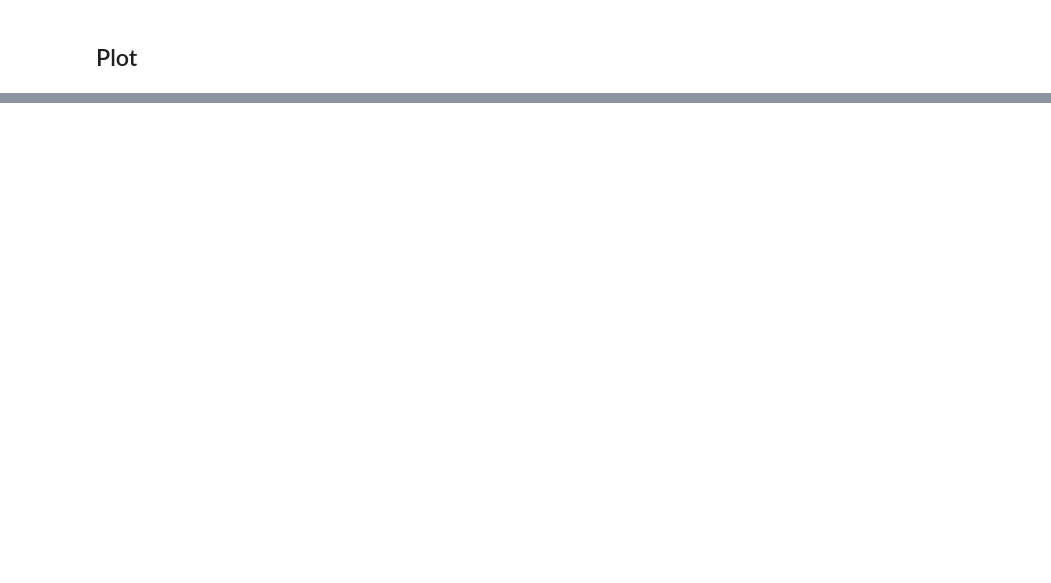
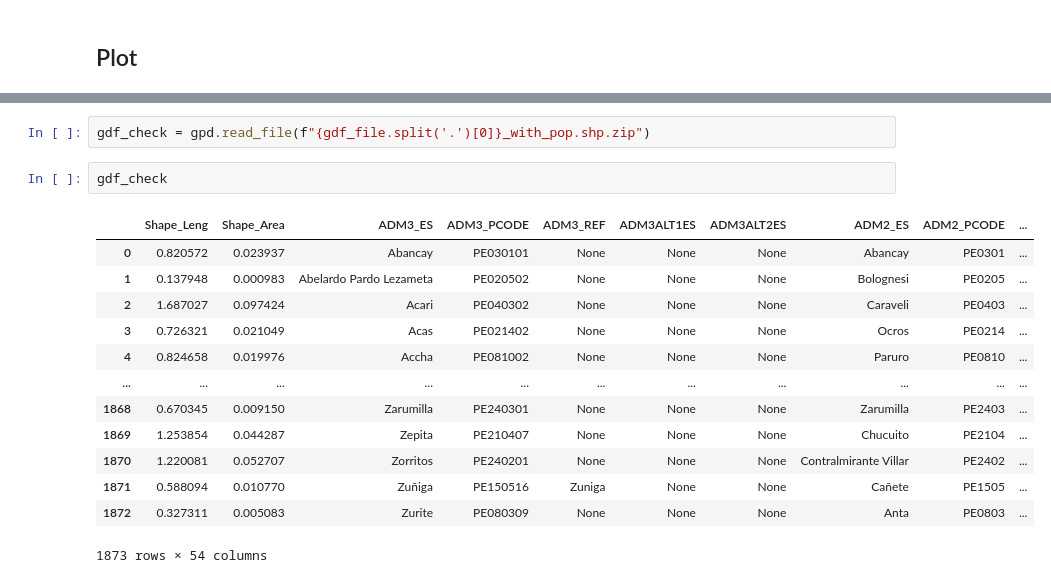
Before and after one commit to jiriklic/population-tool, a Jupyter notebook: app/main.ipynb, the cells around one changed output, grey strips where cells are left out. Saved outputs shown, nothing was run; the diff lists cells and outputs as text; blank space fills up the shorter version.

```diff
--- a/app/main.ipynb
+++ b/app/main.ipynb
@@ -125,0 +139,18 @@ fig.show()
+# %%
+gdf_check = gpd.read_file(f"{gdf_file.split('.')[0]}_with_pop.shp.zip")
+# %%
+gdf_check
+# %% [output]
+|  | Shape_Leng | Shape_Area | ADM3_ES | ADM3_PCODE | ADM3_REF | ADM3ALT1ES | ADM3ALT2ES | ADM2_ES | ADM2_PCODE | ... |
+| 0 | 0.820572 | 0.023937 | Abancay | PE030101 | None | None | None | Abancay | PE0301 | ... |
+| 1 | 0.137948 | 0.000983 | Abelardo Pardo Lezameta | PE020502 | None | None | None | Bolognesi | PE0205 | ... |
+| 2 | 1.687027 | 0.097424 | Acari | PE040302 | None | None | None | Caraveli | PE0403 | ... |
+| 3 | 0.726321 | 0.021049 | Acas | PE021402 | None | None | None | Ocros | PE0214 | ... |
+| 4 | 0.824658 | 0.019976 | Accha | PE081002 | None | None | None | Paruro | PE0810 | ... |
+| ... | ... | ... | ... | ... | ... | ... | ... | ... | ... | ... |
+| 1868 | 0.670345 | 0.009150 | Zarumilla | PE240301 | None | None | None | Zarumilla | PE2403 | ... |
+| 1869 | 1.253854 | 0.044287 | Zepita | PE210407 | None | None | None | Chucuito | PE2104 | ... |
+| 1870 | 1.220081 | 0.052707 | Zorritos | PE240201 | None | None | None | Contralmirante Villar | PE2402 | ... |
+| 1871 | 0.588094 | 0.010770 | Zuñiga | PE150516 | Zuniga | None | None | Cañete | PE1505 | ... |
+| 1872 | 0.327311 | 0.005083 | Zurite | PE080309 | None | None | None | Anta | PE0803 | ... |
+1873 rows × 54 columns
```
Also changed, not shown: parts of 10 cells of this notebook, 1 other file.
